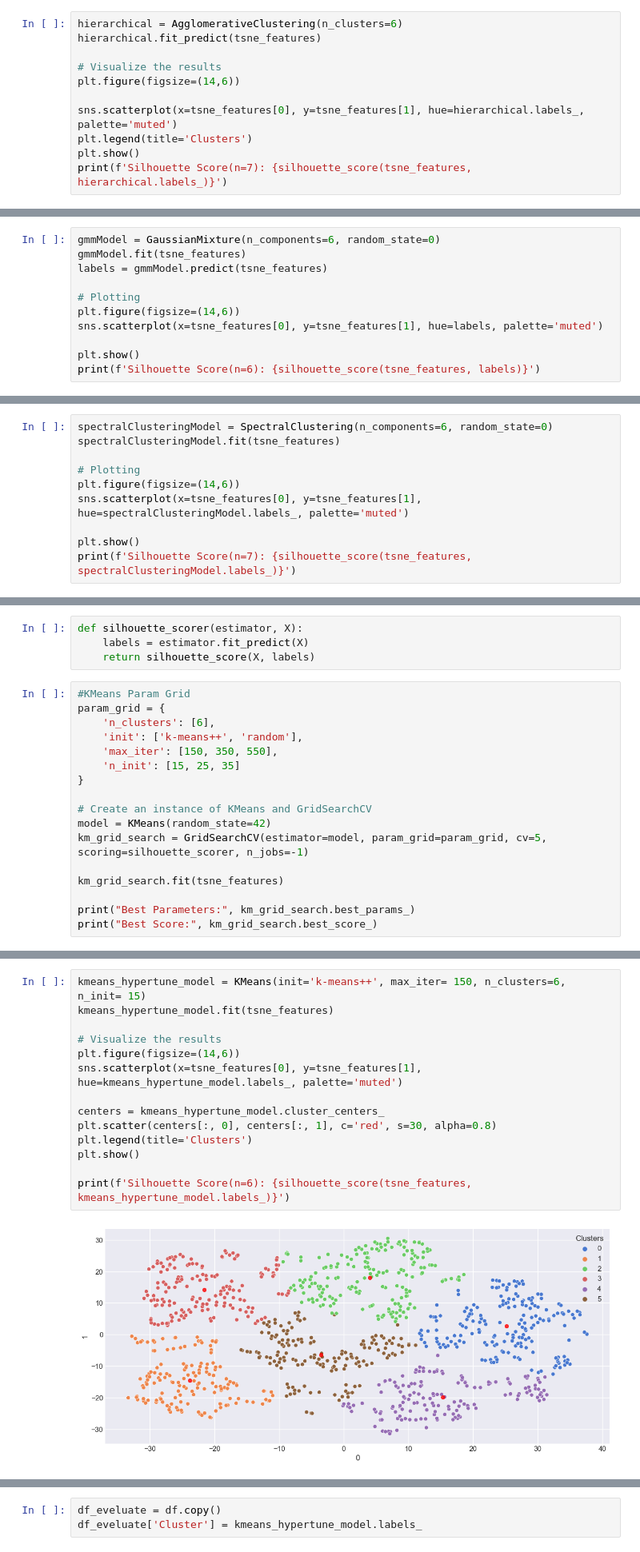
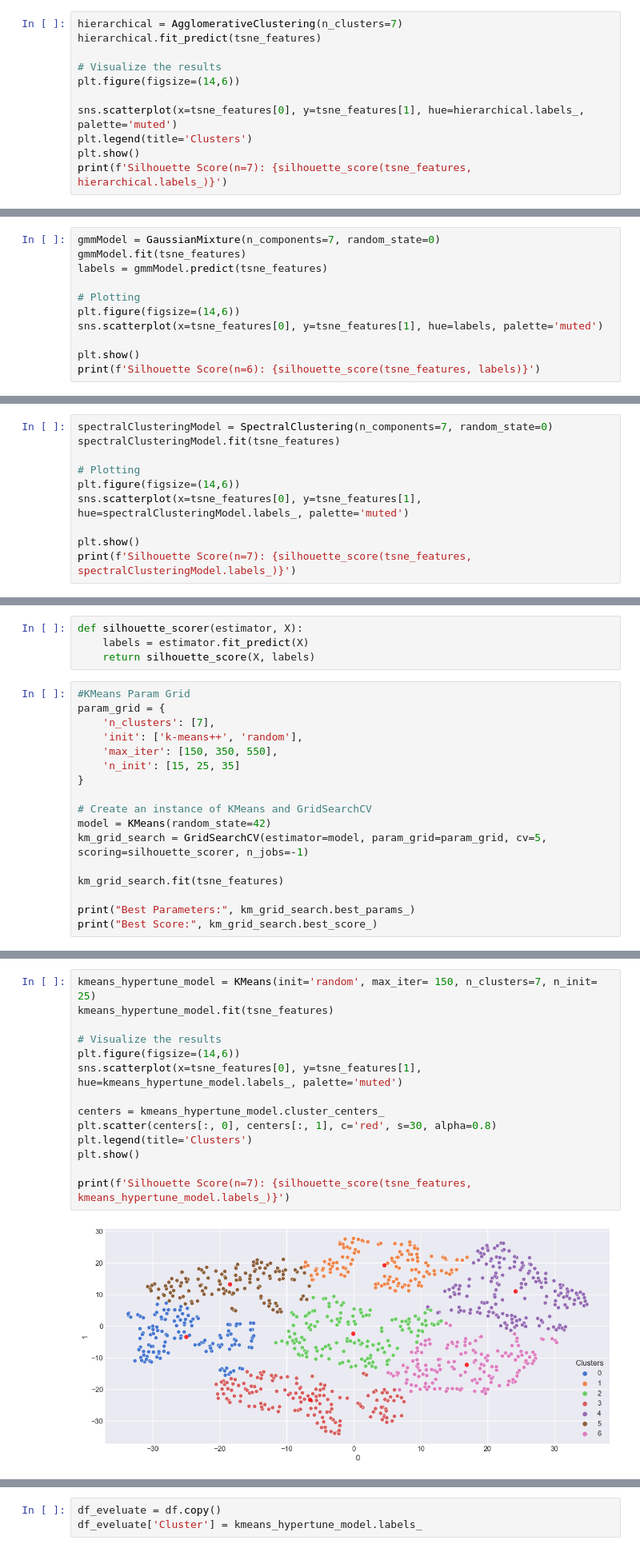
Before and after one commit to y0ngjie/AIML-ST1511-CA2, a Jupyter notebook: clustering copy.ipynb, the cells around one changed output, grey strips where cells are left out. Shown at 80% size. Cells and saved outputs as stored; diff of their text form.

```diff
--- a/clustering copy.ipynb
+++ b/clustering copy.ipynb
@@ -480,5 +482,5 @@ plt.show()
 # %%
-hierarchical = AgglomerativeClustering(n_clusters=6)
+hierarchical = AgglomerativeClustering(n_clusters=7)
 hierarchical.fit_predict(tsne_features)
 
 # Visualize the results
@@ -496,7 +498,7 @@ Silhouette Score(n=7): 0.418669193983078
 
 ### GMM Clustering
 # %%
-gmmModel = GaussianMixture(n_components=6, random_state=0)
+gmmModel = GaussianMixture(n_components=7, random_state=0)
 gmmModel.fit(tsne_features)
 labels = gmmModel.predict(tsne_features)
 
@@ -515,7 +517,7 @@ Silhouette Score(n=6): 0.40704572200775146
 ### Spectral Clustering
 <hr>
 # %%
-spectralClusteringModel = SpectralClustering(n_components=6, random_state=0)
+spectralClusteringModel = SpectralClustering(n_components=7, random_state=0)
 spectralClusteringModel.fit(tsne_features)
 
 # Plotting
@@ -539,7 +541,7 @@ def silhouette_scorer(estimator, X):
 # %%
 #KMeans Param Grid
 param_grid = {
-    'n_clusters': [6],
+    'n_clusters': [7],
     'init': ['k-means++', 'random'],
     'max_iter': [150, 350, 550],
     'n_init': [15, 25, 35]
@@ -559,16 +561,16 @@ Best Score: 0.43802648186683657
 # %%
-kmeans_hypertune_model = KMeans(init='k-means++', max_iter= 150, n_clusters=6, n_init= 15)
+kmeans_hypertune_model = KMeans(init='random', max_iter= 150, n_clusters=7, n_init= 25)
 kmeans_hypertune_model.fit(tsne_features)
 
 # Visualize the results
 plt.figure(figsize=(14,6))
 sns.scatterplot(x=tsne_features[0], y=tsne_features[1], hue=kmeans_hypertune_model.labels_, palette='muted')
 
 centers = kmeans_hypertune_model.cluster_centers_
 plt.scatter(centers[:, 0], centers[:, 1], c='red', s=30, alpha=0.8)
 plt.legend(title='Clusters')
 plt.show()
 
-print(f'Silhouette Score(n=6): {silhouette_score(tsne_features, kmeans_hypertune_model.labels_)}')
+print(f'Silhouette Score(n=7): {silhouette_score(tsne_features, kmeans_hypertune_model.labels_)}')
 # %% [output]
-[figure, old version]
+[figure, new version]
```
Also changed, not shown: parts of 37 cells of this notebook.
